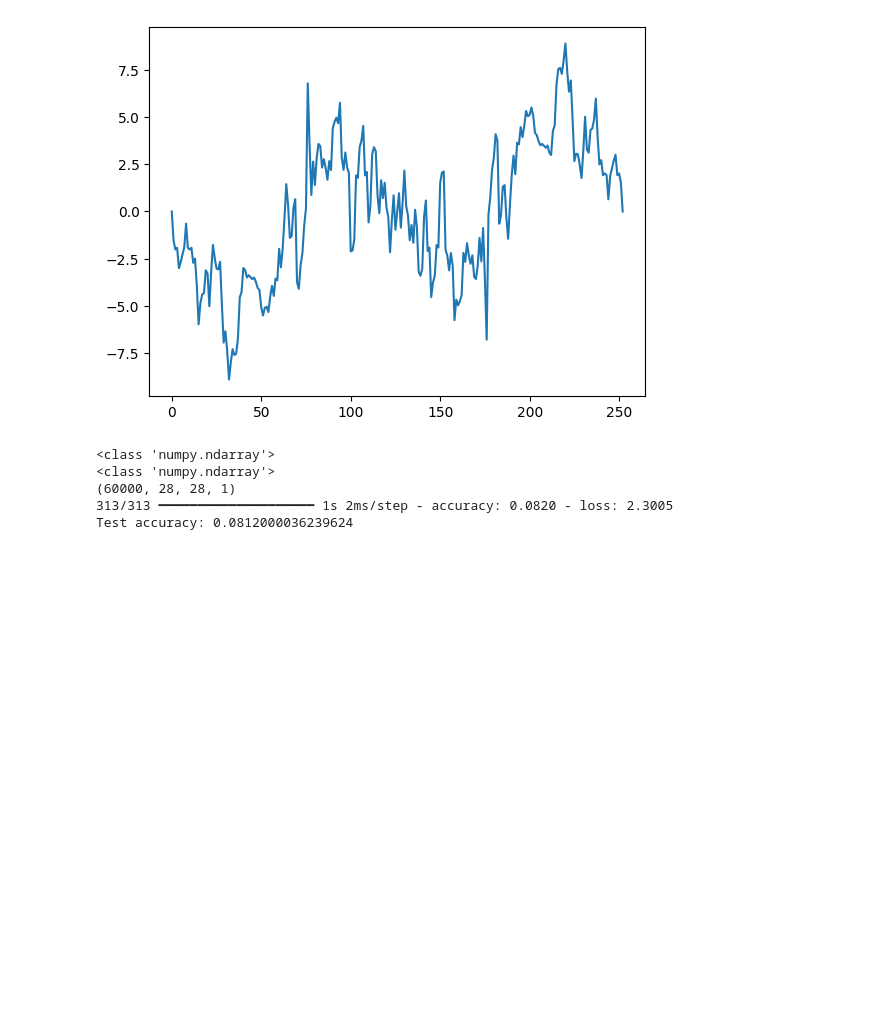
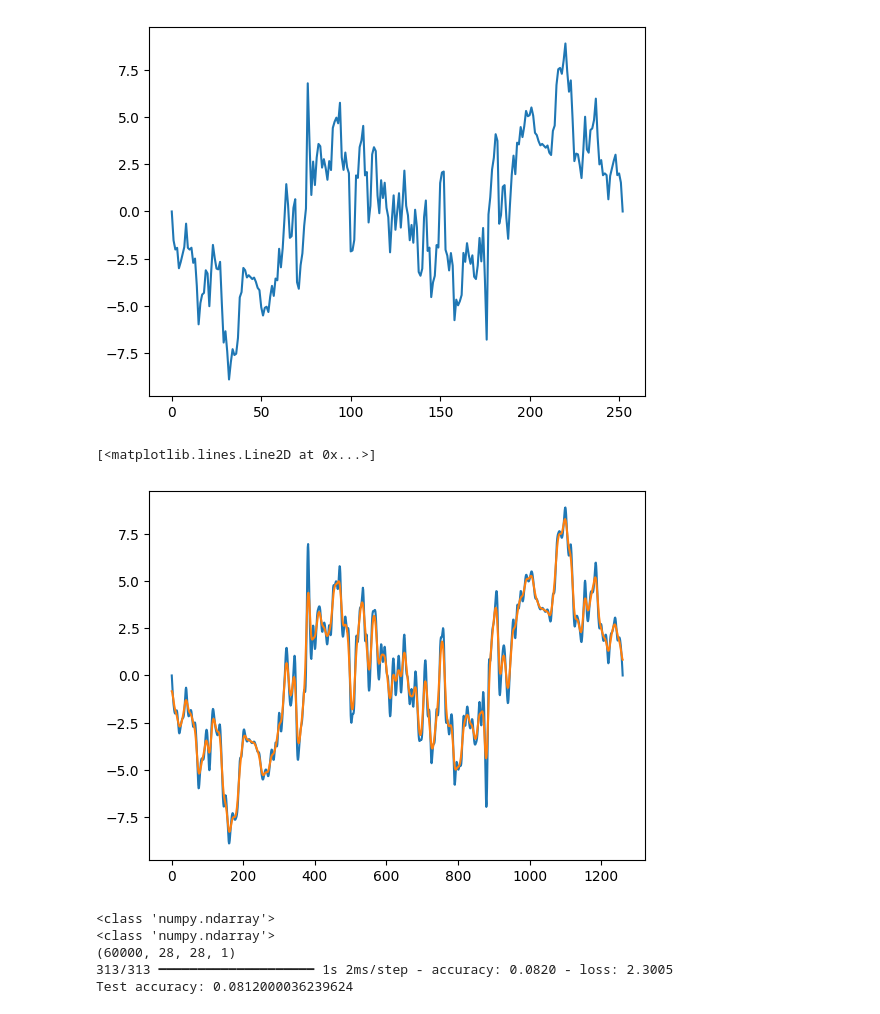
Before and after one commit to KImeriGitHub/RandomOdyssey, a Jupyter notebook: notebooks/sandbox_fourierConst.ipynb, the cells around one changed output. Drawn from its saved outputs; the diff is of its cells as text; code cells hidden in the pictures; blank space fills up the shorter version.

```diff
--- a/notebooks/sandbox_fourierConst.ipynb
+++ b/notebooks/sandbox_fourierConst.ipynb
@@ -94,6 +94,8 @@ m=6
 pastPrices = pricesArray.slice(aidx-m * 21-1, m * 21 +1).to_numpy()
 futurePrices = pricesArray.slice((aidx+1),5).to_numpy()
 # %%
+from scipy.interpolate import CubicSpline
+from scipy.ndimage import gaussian_filter1d
 n = len(pastPrices)
 x = np.arange(n)
 fx0: float = pastPrices[0]
@@ -103,9 +105,13 @@ skewedPrices = pastPrices-yfit
 print(skewedPrices.shape)
 print(np.flipud(-skewedPrices[0:n-1]).shape)
 fourierInput = np.concatenate((skewedPrices,np.flipud(-skewedPrices[:n-1])))
-res_cos, res_sin = SeriesExpansion.getFourierConst(fourierInput)
-res_cos=res_cos.T
-res_sin=res_sin.T
+cs = CubicSpline(np.arange(len(fourierInput)), fourierInput)
+multFactor = 5
+fourierInputSpline = cs(np.linspace(0, len(fourierInput)-1, 1 + (len(fourierInput) - 1) * multFactor))
+fourierInputSmooth = gaussian_filter1d(fourierInputSpline, sigma=4)
+res_cos, res_sin = SeriesExpansion.getFourierConst(fourierInputSmooth)
+res_cos=res_cos.T.real
+res_sin=res_sin.T.real
 #features = [fxend, (fxend-fx0)/(n-1), ]
 # %% [output]
 (127,)
@@ -115,6 +124,12 @@ plt.plot(fourierInput)
 # %% [output]
 [<matplotlib.lines.Line2D at 0x...>]
 [figure]
+# %%
+plt.plot(fourierInputSpline)
+plt.plot(fourierInputSmooth)
+# %% [output]
+[<matplotlib.lines.Line2D at 0x...>]
+[figure, added]
 # %%
 f_t = (a0 +
            a1 * np.cos(t) +
```
Also changed, not shown: parts of 1 cell of this notebook, 9 other files.
